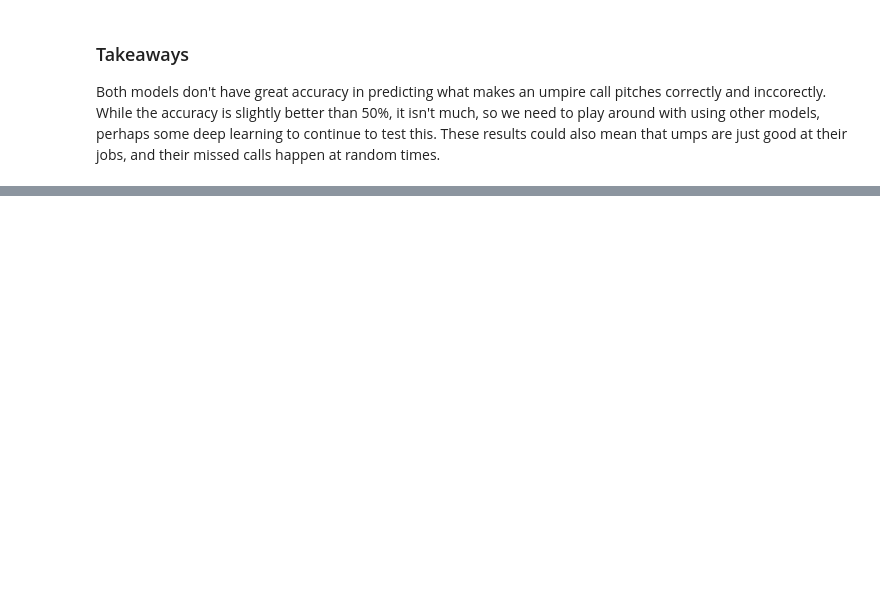
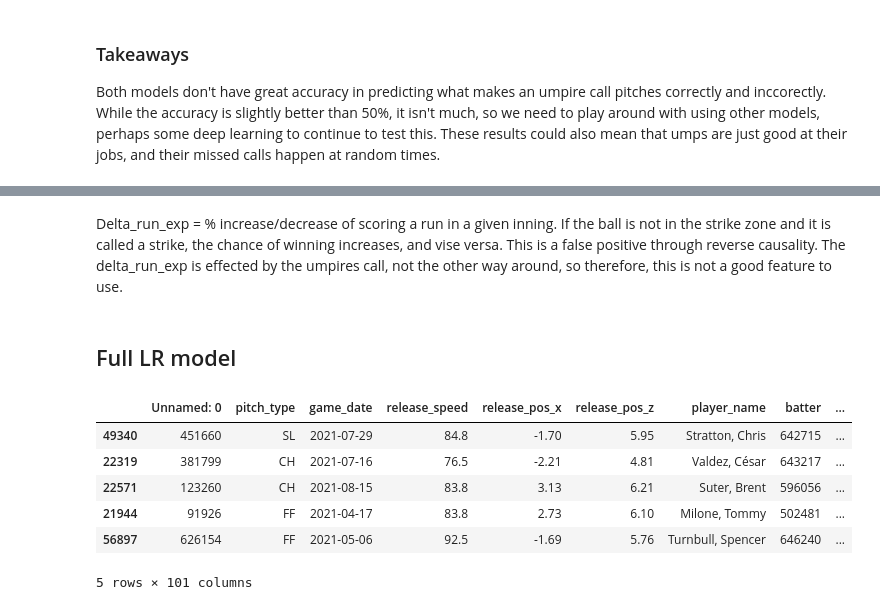
Before and after one commit to ctkatz/ML_project, a Jupyter notebook: chloe.ipynb, the cells around one changed output, grey strips where cells are left out. Drawn from its saved outputs; the diff is of its cells as text; code cells hidden in the pictures; blank space fills up the shorter version.

```diff
--- a/chloe.ipynb
+++ b/chloe.ipynb
@@ -363,0 +399,46 @@ print(best_score)
+# %% [markdown]
+Delta_run_exp = % increase/decrease of scoring a run in a given inning. If the ball is not in the strike zone and it is called a strike, the chance of winning increases, and vise versa. This is a false positive through reverse causality. The delta_run_exp is effected by the umpires call, not the other way around, so therefore, this is not a good feature to use.
+# %% [markdown]
+## Full LR model
+# %%
+from sklearn.model_selection import train_test_split
+from sklearn.utils import resample
+
+y = pitches_not_hit["called_correctly"]
+X= pitches_not_hit.drop(["called_correctly"], axis= 1)
+
+
+# Combining into a new df
+X_df = X.copy()
+X_df['target'] = y
+
+# Split into correct/incorrect
+majority = X_df[X_df['target'] == 1]  # Correct calls
+minority = X_df[X_df['target'] == 0]  # Incorrect calls
+
+# Downsample majority
+majority_downsampled = resample(
+    majority,
+    replace=False,# No replacement
+    n_samples=len(minority),# Match number of minority examples
+    random_state=42
+)
+
+#Combine back
+balanced = pd.concat([majority_downsampled, minority])
+balanced = balanced.sample(frac=1, random_state=42).reset_index(drop=True)
+
+# Set up x and y train balanced
+X_balanced = balanced.drop(columns=['target'])
+y_balanced = balanced['target']
+
+X_train, X_test, y_train, y_test = train_test_split(X_balanced, y_balanced)
+X_train.head()
+# %% [output]
+|  | Unnamed: 0 | pitch_type | game_date | release_speed | release_pos_x | release_pos_z | player_name | batter | ... |
+| 49340 | 451660 | SL | 2021-07-29 | 84.8 | -1.70 | 5.95 | Stratton, Chris | 642715 | ... |
+| 22319 | 381799 | CH | 2021-07-16 | 76.5 | -2.21 | 4.81 | Valdez, César | 643217 | ... |
+| 22571 | 123260 | CH | 2021-08-15 | 83.8 | 3.13 | 6.21 | Suter, Brent | 596056 | ... |
+| 21944 | 91926 | FF | 2021-04-17 | 83.8 | 2.73 | 6.10 | Milone, Tommy | 502481 | ... |
+| 56897 | 626154 | FF | 2021-05-06 | 92.5 | -1.69 | 5.76 | Turnbull, Spencer | 646240 | ... |
+5 rows × 101 columns
```
Also changed, not shown: parts of 20 cells of this notebook.
